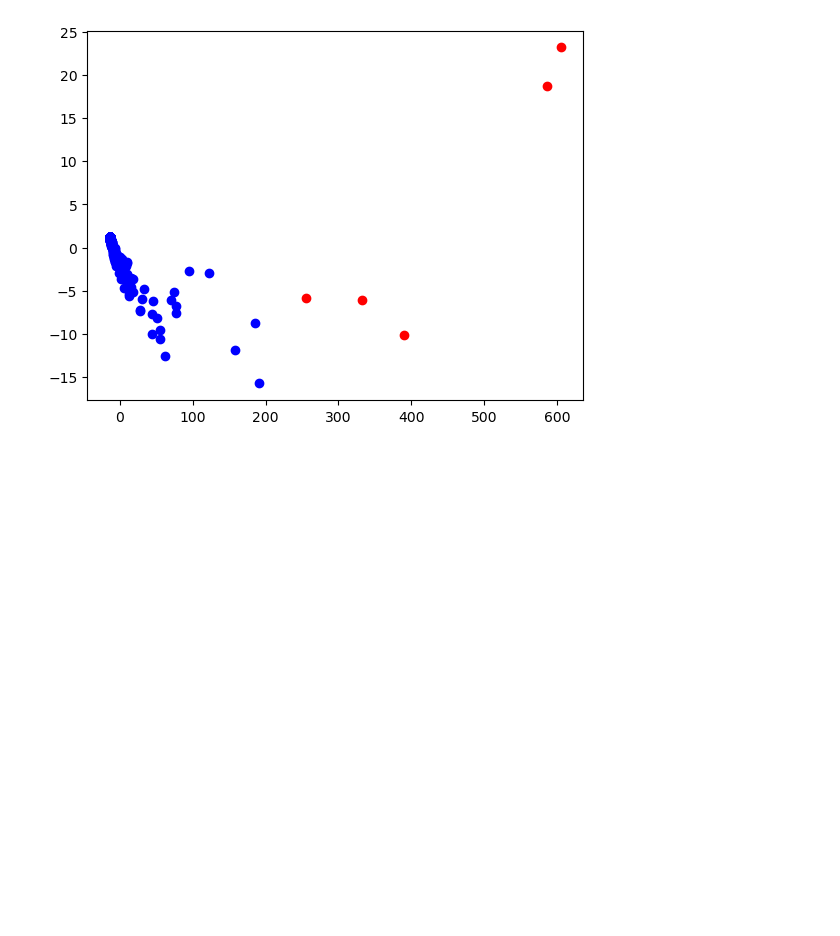
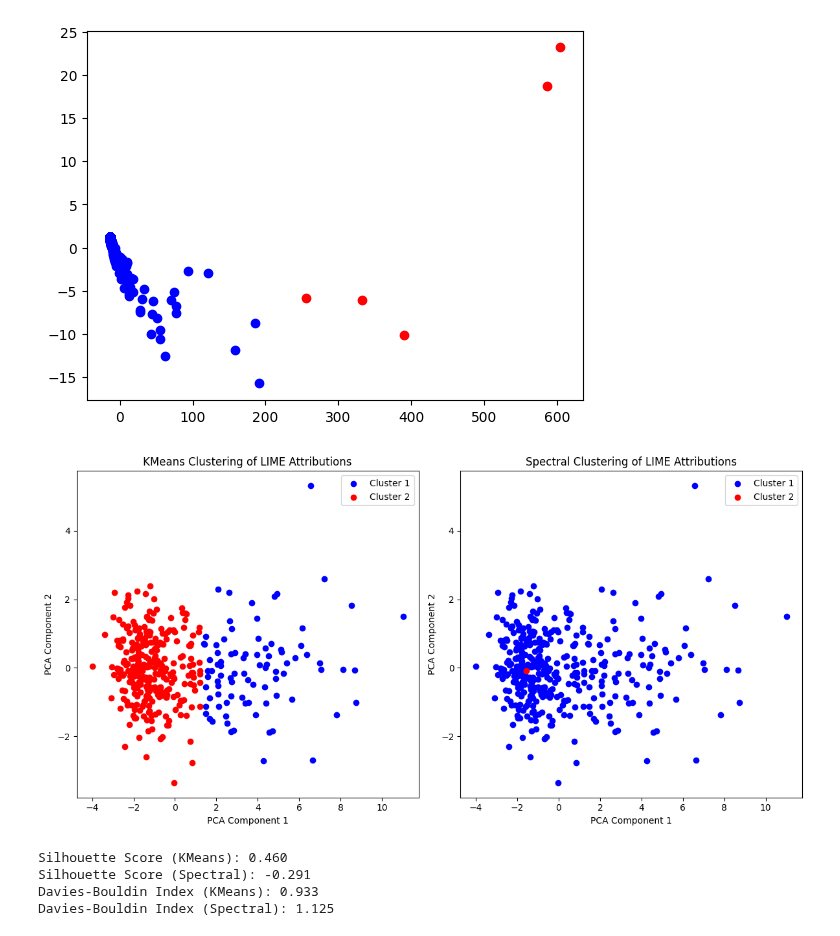
Before and after one commit to ConnorMacdonaldYYC/HCML_Project, a Jupyter notebook: evaluation.ipynb, the cells around one changed output. Drawn from its saved outputs; the diff is of its cells as text; code cells hidden in the pictures; blank space fills up the shorter version.

Commit message:
trial clusters

```diff
--- a/evaluation.ipynb
+++ b/evaluation.ipynb
@@ -232,3 +228,57 @@ plt.scatter(filtered_label1[:,0] , filtered_label1[:,1], color='red')
 plt.show()
 # %% [output]
 [figure]
+# %%
+#Cluster TRIAL
+from sklearn.metrics import silhouette_score, davies_bouldin_score
+from scipy.spatial.distance import pdist, squareform
+
+scaled_values = StandardScaler().fit_transform(lime_values_featureless)
+pairwise_distances = squareform(pdist(scaled_values, "euclidean"))
+kmeans = KMeans(n_clusters=2, random_state=42).fit(scaled_values)
+kmeans_labels = kmeans.labels_
+spectral_clusters = SpectralClustering(n_clusters=2, affinity="precomputed", random_state=42).fit(pairwise_distances)
+spectral_labels = spectral_clusters.labels_
+
+# PCA for visualization just to see if there was another way to look at clusters but seems similar
+pca = PCA(2)
+df = pca.fit_transform(scaled_values)
+
+plt.figure(figsize=(12, 6))
+plt.subplot(1, 2, 1)
+filtered_label0 = df[kmeans_labels == 0]
+filtered_label1 = df[kmeans_labels == 1]
+plt.scatter(filtered_label0[:, 0], filtered_label0[:, 1], color='blue', label='Cluster 1')
+plt.scatter(filtered_label1[:, 0], filtered_label1[:, 1], color='red', label='Cluster 2')
+plt.title('KMeans Clustering of LIME Attributions')
+plt.xlabel('PCA Component 1')
+plt.ylabel('PCA Component 2')
+plt.legend()
+
+plt.subplot(1, 2, 2)
+filtered_label0 = df[spectral_labels == 0]
+filtered_label1 = df[spectral_labels == 1]
+plt.scatter(filtered_label0[:, 0], filtered_label0[:, 1], color='blue', label='Cluster 1')
+plt.scatter(filtered_label1[:, 0], filtered_label1[:, 1], color='red', label='Cluster 2')
+plt.title('Spectral Clustering of LIME Attributions')
+plt.xlabel('PCA Component 1')
+plt.ylabel('PCA Component 2')
+plt.legend()
+
+plt.tight_layout()
+plt.show()
+
+silhouette_kmeans = silhouette_score(scaled_values, kmeans_labels)
+silhouette_spectral = silhouette_score(pairwise_distances, spectral_labels)
+dbi_kmeans = davies_bouldin_score(scaled_values, kmeans_labels)
+dbi_spectral = davies_bouldin_score(pairwise_distances, spectral_labels)
+print(f"Silhouette Score (kmeans): {silhouette_kmeans:.3f}")
+print(f"Silhouette Score (spectral): {silhouette_spectral:.3f}")
+print(f"Davies-Bouldin Index (kmeans): {dbi_kmeans:.3f}")
+print(f"Davies-Bouldin Index (spectral): {dbi_spectral:.3f}")
+# %% [output]
+[figure, added]
+Silhouette Score (KMeans): 0.460
+Silhouette Score (Spectral): -0.291
+Davies-Bouldin Index (KMeans): 0.933
+Davies-Bouldin Index (Spectral): 1.125
```
Also changed, not shown: parts of 7 cells of this notebook, 2 other files.
